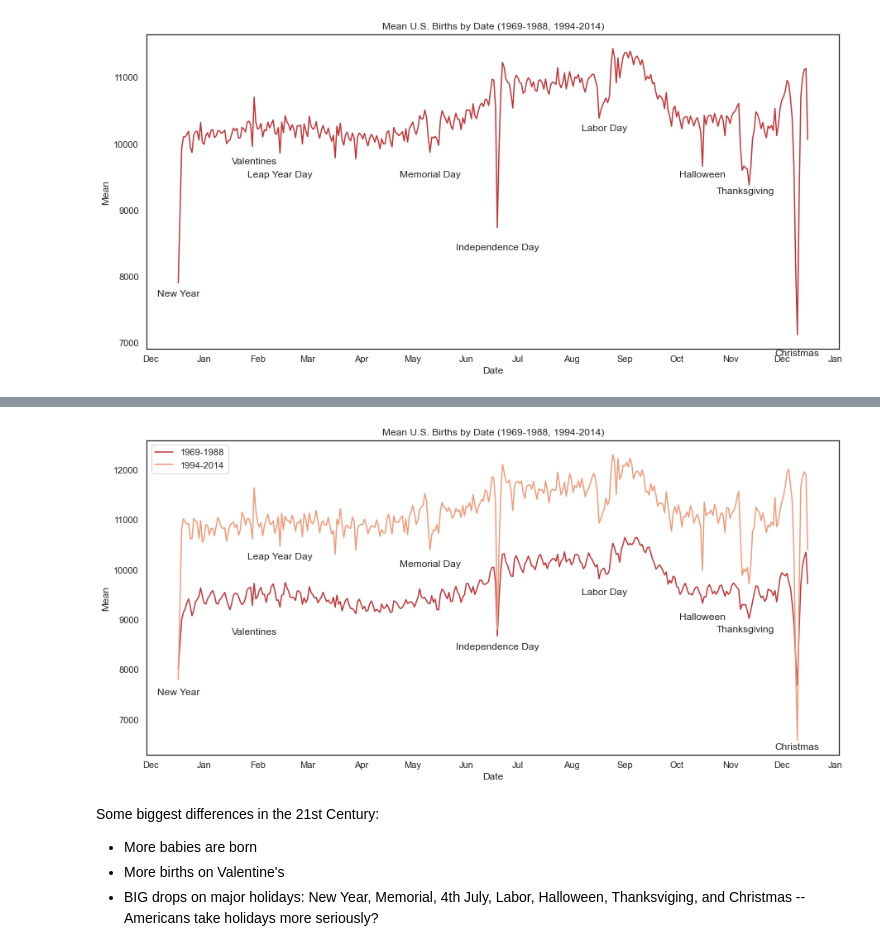
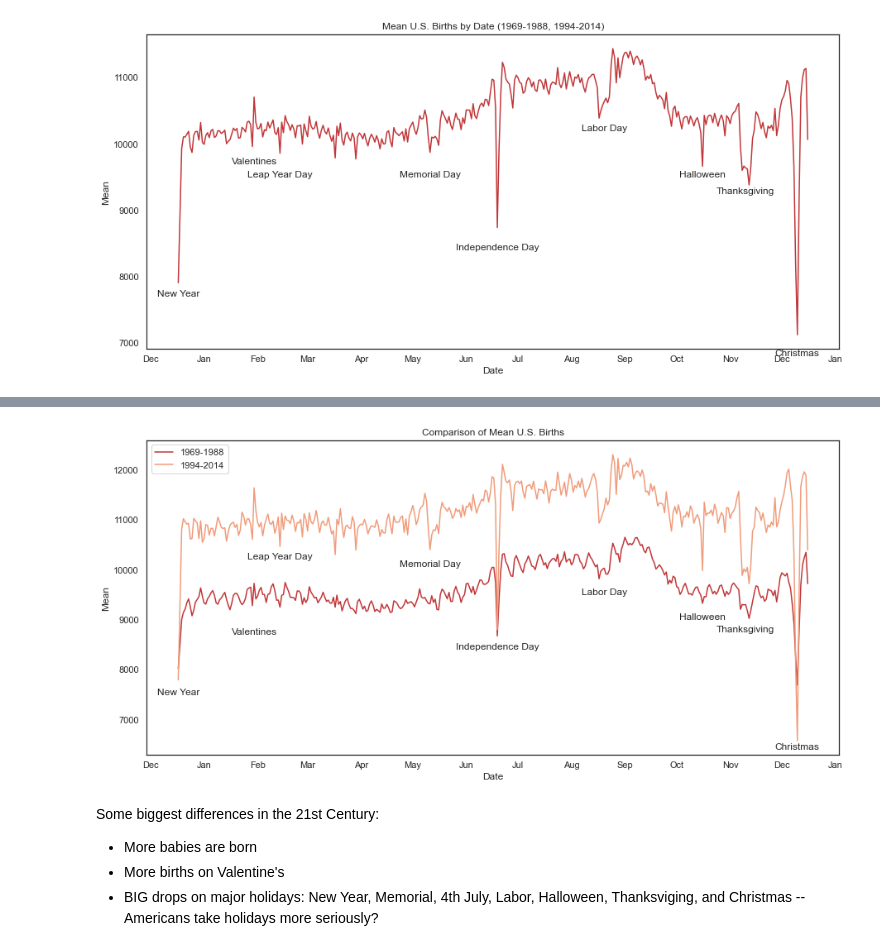
Before and after one commit to taidnguyen/us-birthdays, a Jupyter notebook: main.ipynb, the cells around one changed output, grey strips where cells are left out. Saved outputs shown, nothing was run; the diff lists cells and outputs as text; code cells hidden in the pictures.

```diff
--- a/main.ipynb
+++ b/main.ipynb
@@ -89,33 +117,33 @@ ax.xaxis.set_minor_formatter(mpl.dates.DateFormatter('%b'))
 # %%
 # Has trend changed? Compared the two periods
 fig, ax = plt.subplots()
 
 for i, df in enumerate([vpd, fte]):
     df['date'] = pd.to_datetime('2012-'+df['month'].astype(str)+'-'+df['day'].astype(str))
     data = df.groupby('date')['births'].mean().reset_index(name='mean').sort_values('date')
 
     sns.lineplot(x=data['date'], y=data['mean'], ax=ax)
 
 ax.text(datetime.datetime(2012, 1, 1), 7500, "New Year", ha='center')
 ax.text(datetime.datetime(2012, 2, 14), 8700, "Valentines", ha='center')
 ax.text(datetime.datetime(2012, 2, 29), 10200, "Leap Year Day", ha='center')
 ax.text(datetime.datetime(2012, 5, 26), 10050, "Memorial Day", ha='center')
 ax.text(datetime.datetime(2012, 7, 4), 8400, "Independence Day", ha='center')
 ax.text(datetime.datetime(2012, 9, 4), 9500, "Labor Day", ha='center')
 ax.text(datetime.datetime(2012, 10, 31), 9000, "Halloween", ha='center')
 ax.text(datetime.datetime(2012, 11, 25), 8750, "Thanksgiving", ha='center')
 ax.text(datetime.datetime(2012, 12, 25), 6400, "Christmas", ha='center')
 
 ax.xaxis.set_major_locator(mpl.dates.MonthLocator()) #force major ticks on a monthly time scale
 ax.xaxis.set_minor_locator(mpl.dates.MonthLocator(bymonthday=16))
 ax.xaxis.set_major_formatter(mpl.ticker.NullFormatter())
 ax.xaxis.set_minor_formatter(mpl.dates.DateFormatter('%b'))
 
-ax.set(title='Mean U.S. Births by Date (1969-1988, 1994-2014)', ylabel='Mean', xlabel='Date')
+ax.set(title='Comparison of Mean U.S. Births', ylabel='Mean', xlabel='Date')
 ax.legend(['1969-1988','1994-2014'])
 plt.show()
 # %% [output]
-[figure, old version]
+[figure, new version]
 # %% [markdown]
 Some biggest differences in the 21st Century:
 - More babies are born
```
Also changed, not shown: parts of 3 cells of this notebook, 1 other file.
